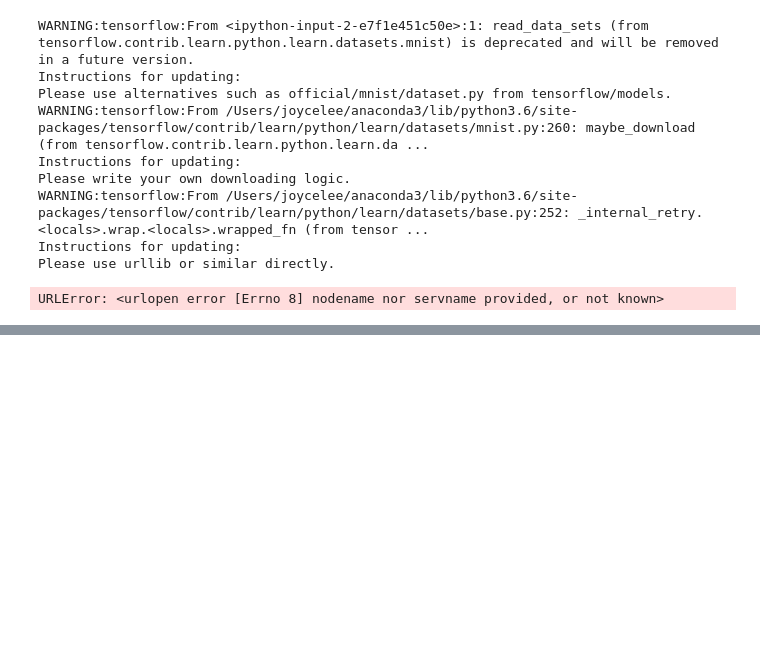
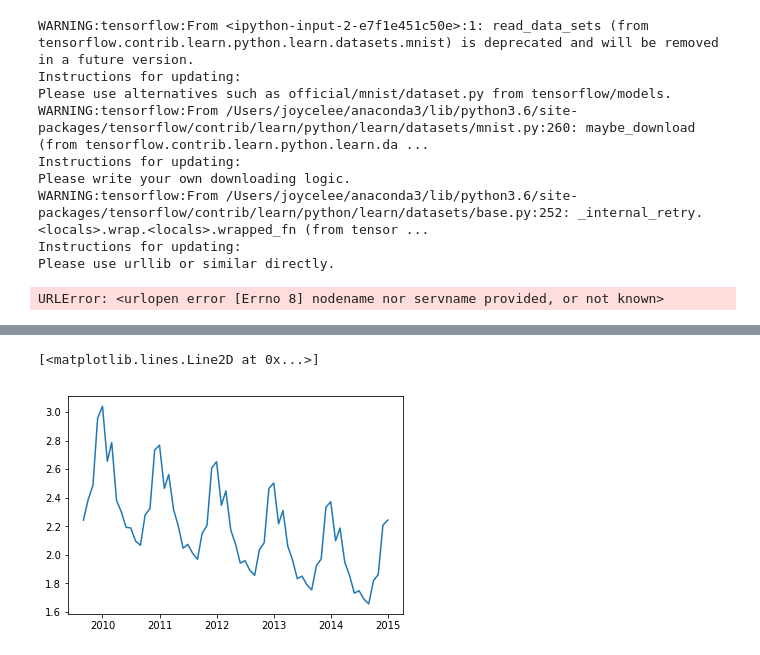
Before and after one commit to jl56923/project_5, a Jupyter notebook: notebooks/Scratch.ipynb, the cells around one changed output, grey strips where cells are left out. Drawn from its saved outputs; the diff is of its cells as text; code cells hidden in the pictures; blank space fills up the shorter version.

```diff
--- a/notebooks/Scratch.ipynb
+++ b/notebooks/Scratch.ipynb
@@ -152,0 +189,7 @@ URLError: <urlopen error [Errno 8] nodename nor servname provided, or not known>
+# %%
+with open("../data/pickles/cardiac_mortality_obesity_dm_df_by_state.pkl", "rb") as picklefile:
+    state_mortality_dict = pickle.load(picklefile)
+# %%
+california = state_mortality_dict['California']
+# %%
+california.dropna(inplace=True)
@@ -152,0 +252,7 @@ URLError: <urlopen error [Errno 8] nodename nor servname provided, or not known>
+# %%
+test_forecast = sarimax_helper_functions.get_test_prediction_from_arimax_with_params(list_of_SARIMA_dicts[1515], california['mortality_per_100k'], 0.66)
+# %%
+plt.plot(test_forecast)
+# %% [output]
+[<matplotlib.lines.Line2D at 0x...>]
+[figure, added]
```
Also changed, not shown: parts of 16 cells of this notebook, 15 other files.
